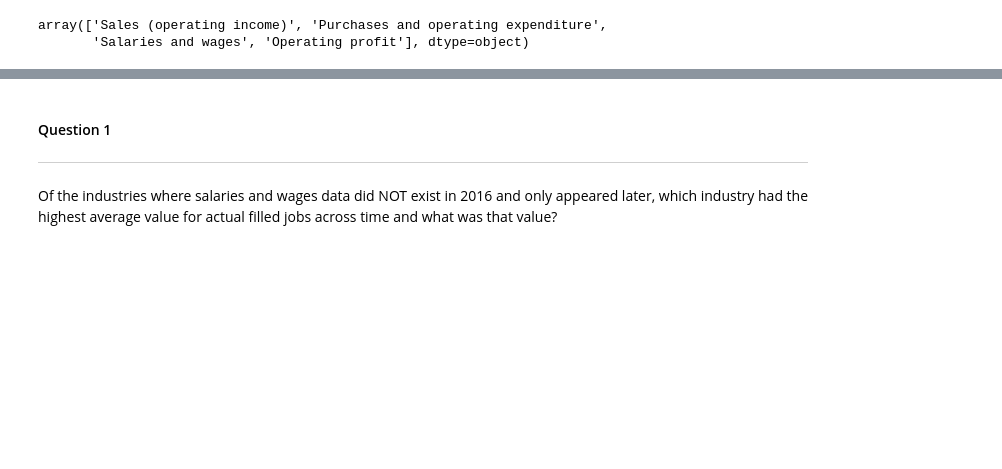
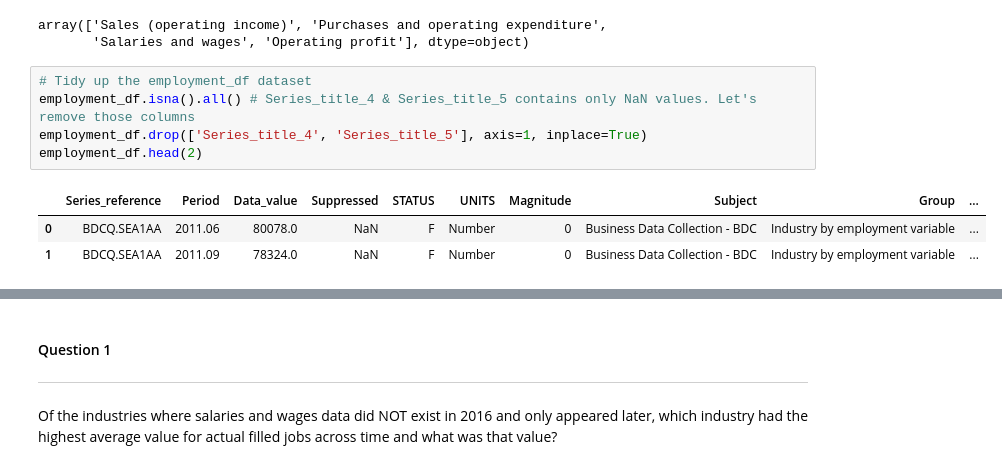
Before and after one commit to marcusbuckland/mle, a Jupyter notebook: notebook.ipynb, the cells around one changed output, grey strips where cells are left out. Cells and saved outputs as stored; diff of their text form; blank space fills up the shorter version.

Commit message:
tidying of the employment financial data

```diff
--- a/notebook.ipynb
+++ b/notebook.ipynb
@@ -269,3 +273,12 @@ operating_profit_df.drop('Series_title_1', axis=1, inplace=True)
 # %% [output]
 array(['Sales (operating income)', 'Purchases and operating expenditure',
        'Salaries and wages', 'Operating profit'], dtype=object)
+# %%
+# Tidy up the employment_df dataset
+employment_df.isna().all() # Series_title_4 & Series_title_5 contains only NaN values. Let's remove those columns
+employment_df.drop(['Series_title_4', 'Series_title_5'], axis=1, inplace=True)
+employment_df.head(2)
+# %% [output]
+|  | Series_reference | Period | Data_value | Suppressed | STATUS | UNITS | Magnitude | Subject | Group | ... |
+| 0 | BDCQ.SEA1AA | 2011.06 | 80078.0 | NaN | F | Number | 0 | Business Data Collection - BDC | Industry by employment variable | ... |
+| 1 | BDCQ.SEA1AA | 2011.09 | 78324.0 | NaN | F | Number | 0 | Business Data Collection - BDC | Industry by employment variable | ... |
```
Also changed, not shown: parts of 9 cells of this notebook.
